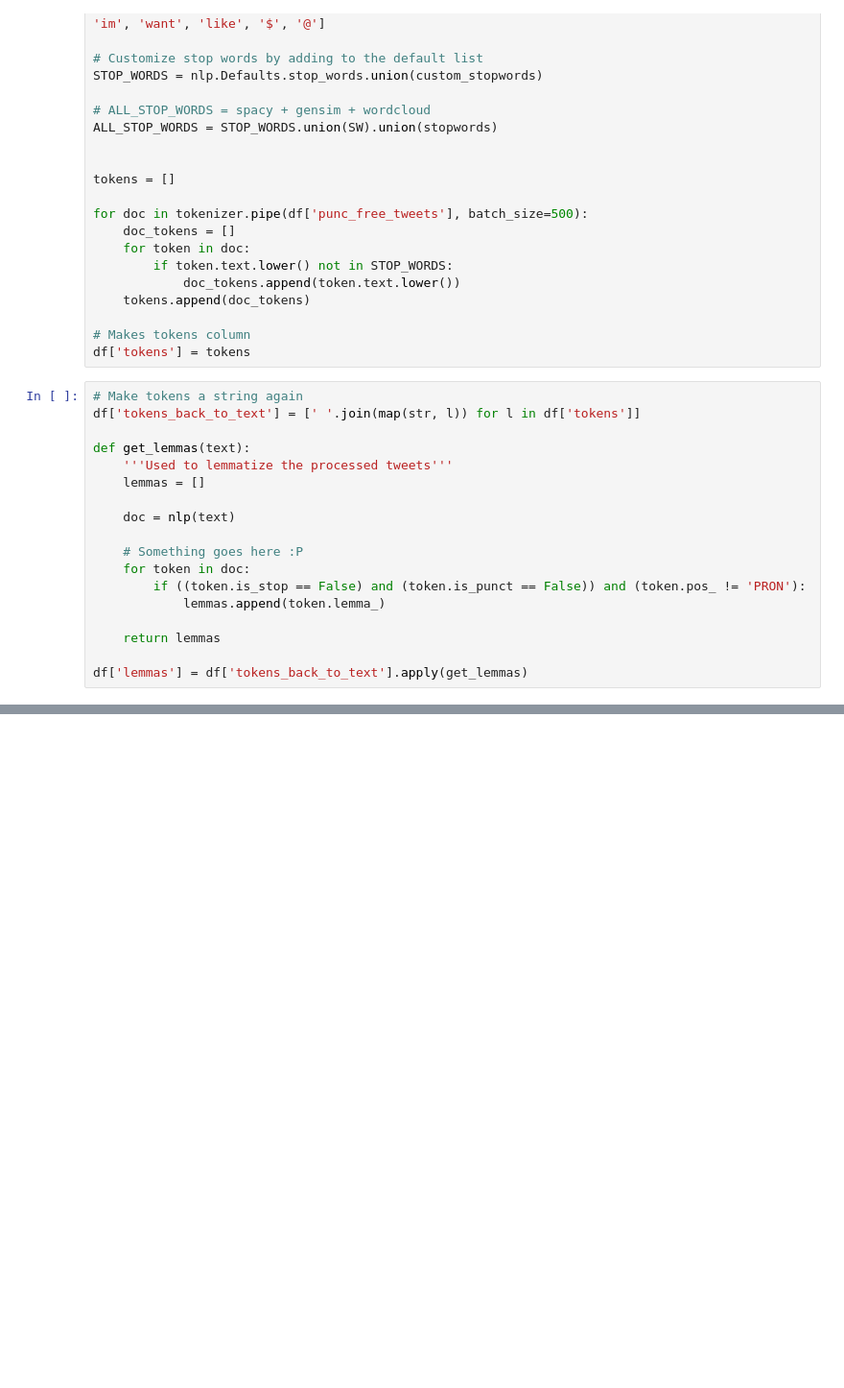
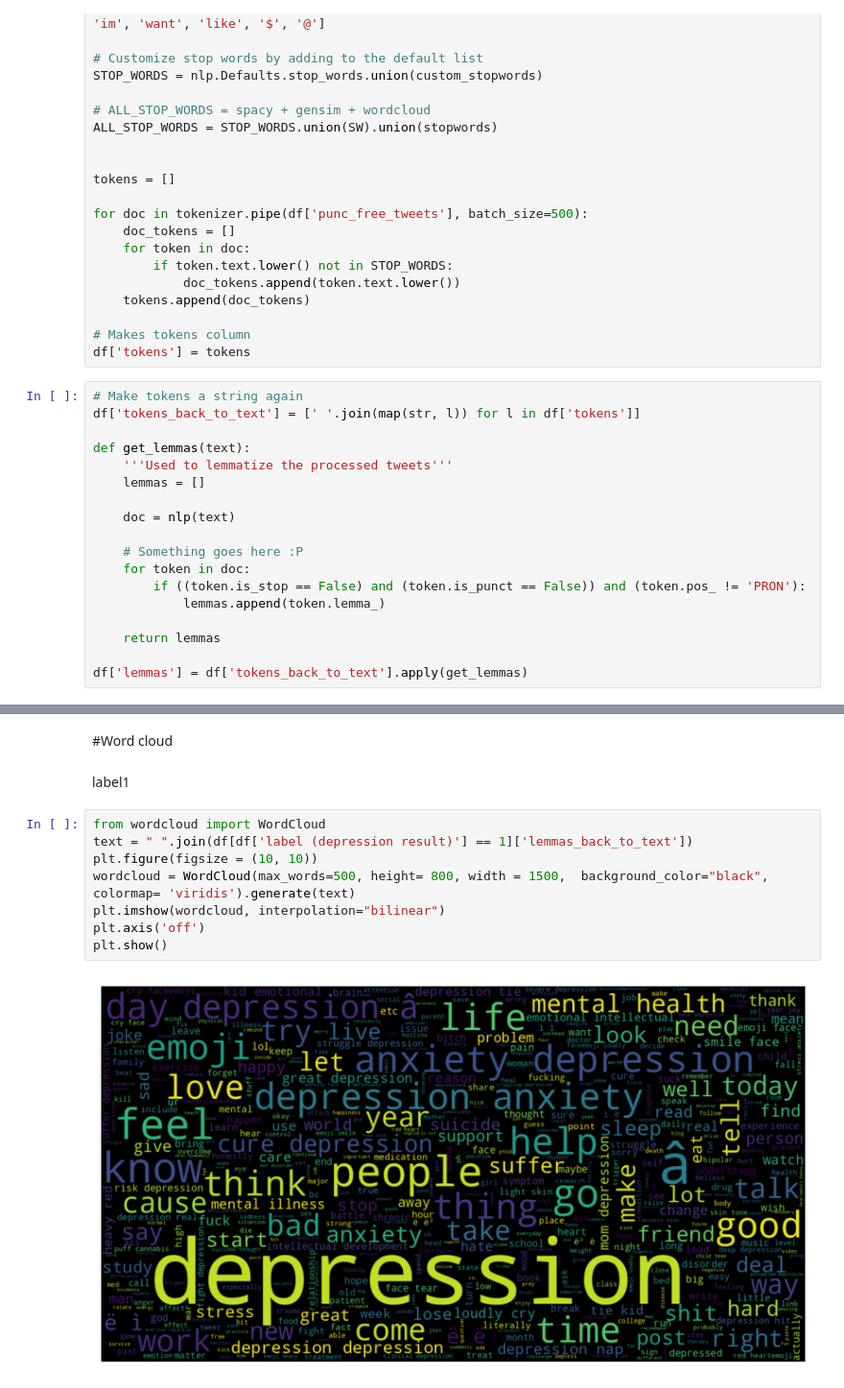
Before and after one commit to Ananya-22/CAMS, a Jupyter notebook: Basic_code+5_dataset.ipynb, the cells around one changed output, grey strips where cells are left out. Shown at 96% size. Drawn from its saved outputs; the diff is of its cells as text; blank space fills up the shorter version.

```diff
--- a/Basic_code+5_dataset.ipynb
+++ b/Basic_code+5_dataset.ipynb
@@ -426,0 +692,14 @@ dtype: int64
+# %% [markdown]
+#Word cloud
+# %% [markdown]
+label1
+# %%
+from wordcloud import WordCloud
+text = " ".join(df[df['label (depression result)'] == 1]['lemmas_back_to_text'])
+plt.figure(figsize = (10, 10))
+wordcloud = WordCloud(max_words=500, height= 800, width = 1500,  background_color="black", colormap= 'viridis').generate(text)
+plt.imshow(wordcloud, interpolation="bilinear")
+plt.axis('off')
+plt.show()
+# %% [output]
+[figure, added]
```
Also changed, not shown: parts of 88 cells of this notebook.
